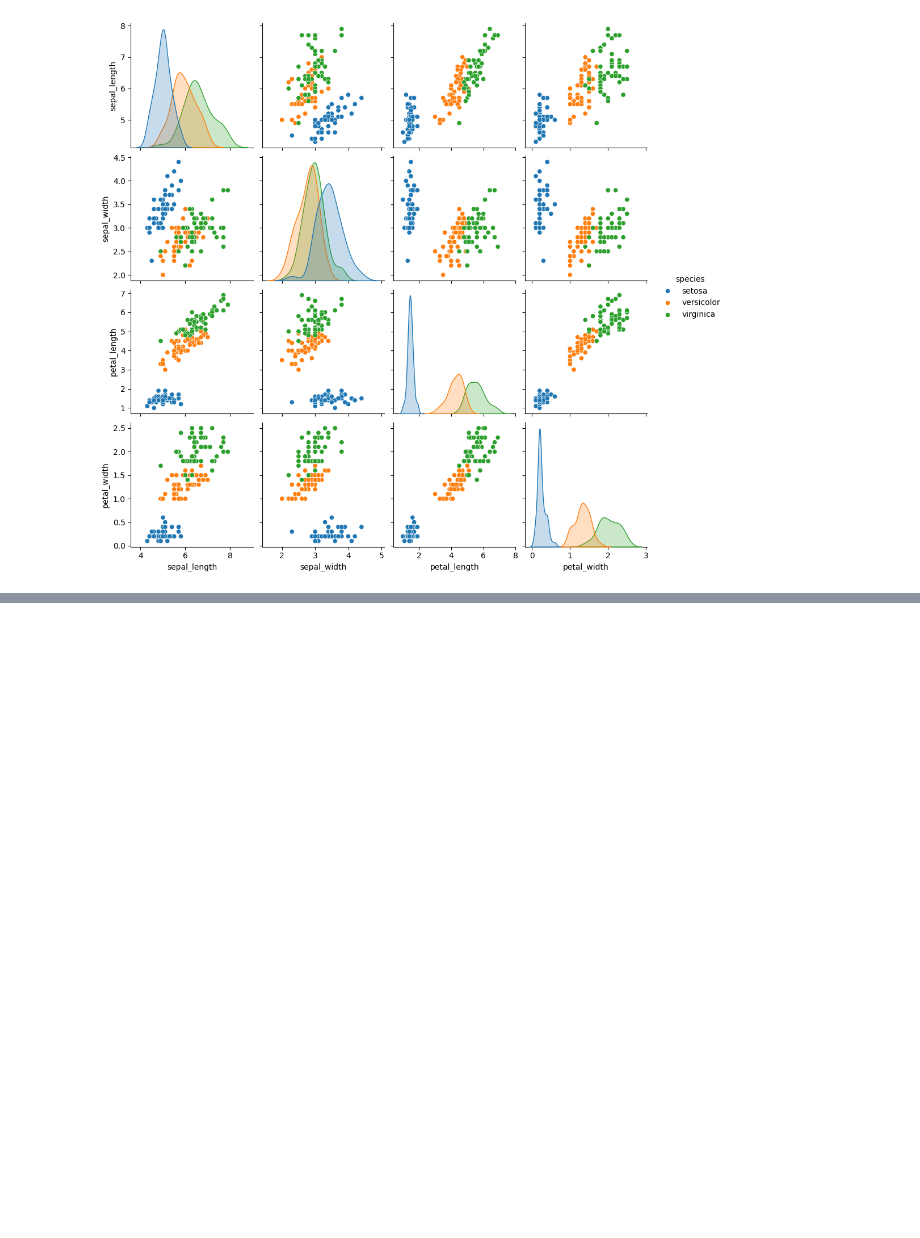
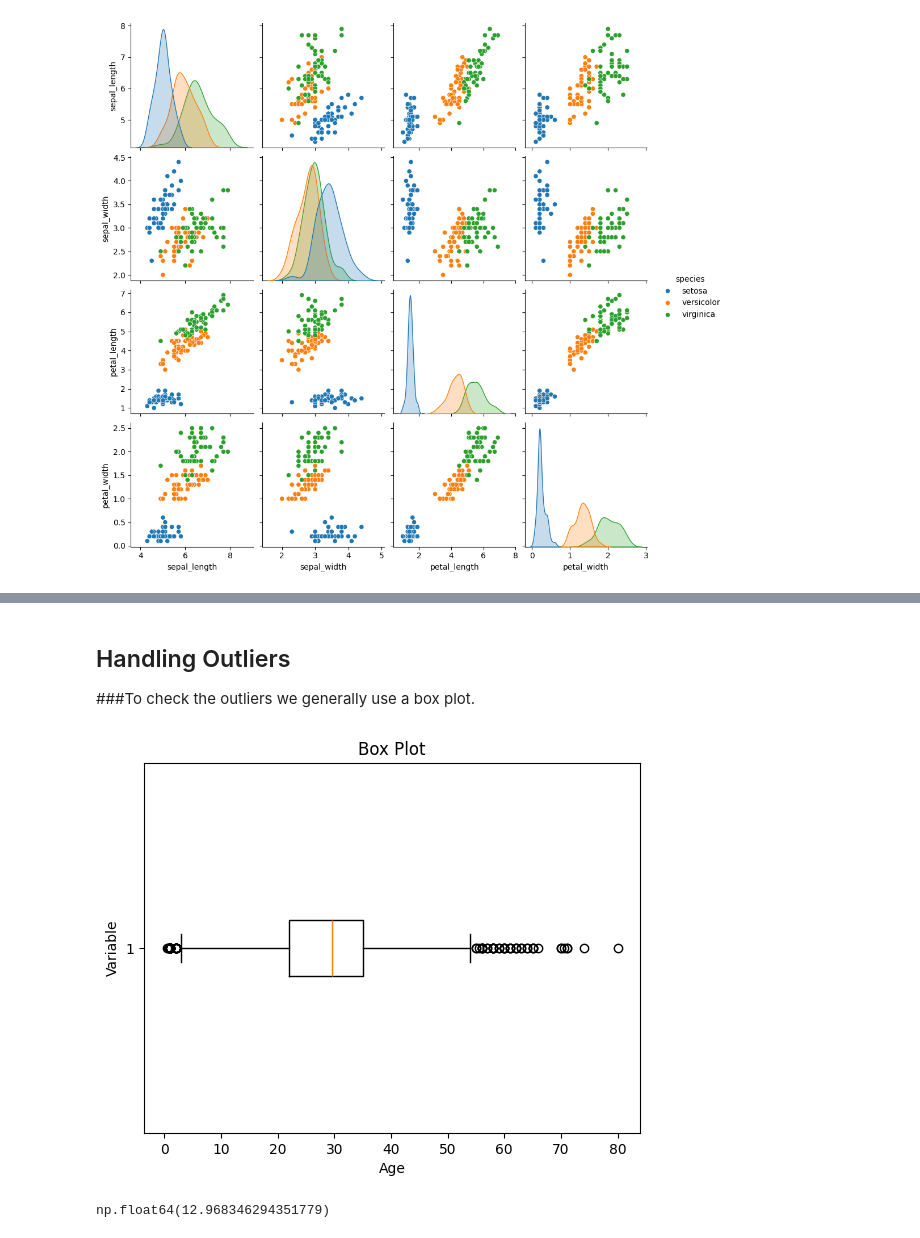
Before and after one commit to Ahmed546/ML-Course, a Jupyter notebook: Day 1/data.ipynb, the cells around one changed output, grey strips where cells are left out. Drawn from its saved outputs; the diff is of its cells as text; code cells hidden in the pictures; blank space fills up the shorter version.

```diff
--- a/Day 1/data.ipynb
+++ b/Day 1/data.ipynb
@@ -548,0 +653,3 @@ sns.pairplot(iris,hue='species')
+# %%
+df1 = df.drop(columns=['Name','Ticket'])
+df1.shape
@@ -548,0 +672,4 @@ sns.pairplot(iris,hue='species')
+# %%
+df2 = df1.drop(columns='Cabin')
+df2.dropna(subset=['Embarked'], axis=0, inplace=True)
+df2.shape
@@ -548,0 +681,3 @@ sns.pairplot(iris,hue='species')
+# %%
+df3 = df2.fillna(df2.Age.mean())
+df3.isnull().sum()
@@ -548,0 +695,18 @@ sns.pairplot(iris,hue='species')
+# %% [markdown]
+## Handling Outliers
+###To check the outliers we generally use a box plot.
+# %%
+import matplotlib.pyplot as plt
+
+plt.boxplot(df3['Age'], vert=False)
+plt.ylabel('Variable')
+plt.xlabel('Age')
+plt.title('Box Plot')
+plt.show()
+# %% [output]
+[figure, added]
+# %%
+mean = df3['Age'].mean()
+std  = df3['Age'].std()
+# %% [output]
+np.float64(12.968346294351779)
```
Also changed, not shown: parts of 41 cells of this notebook.
